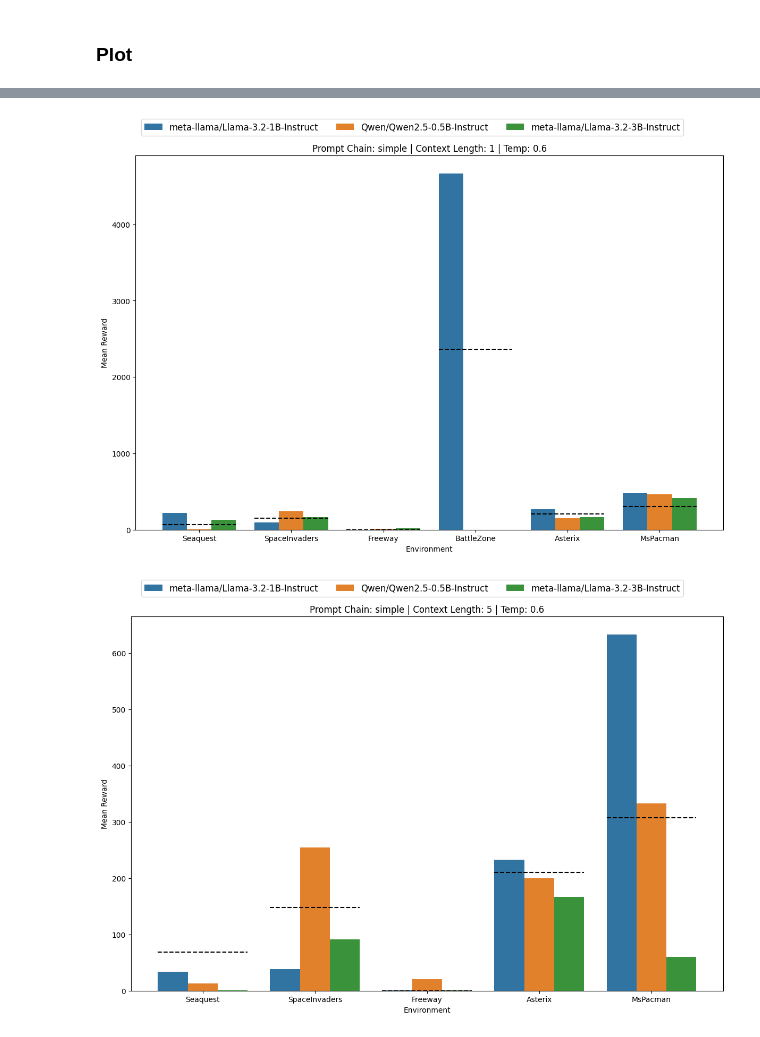
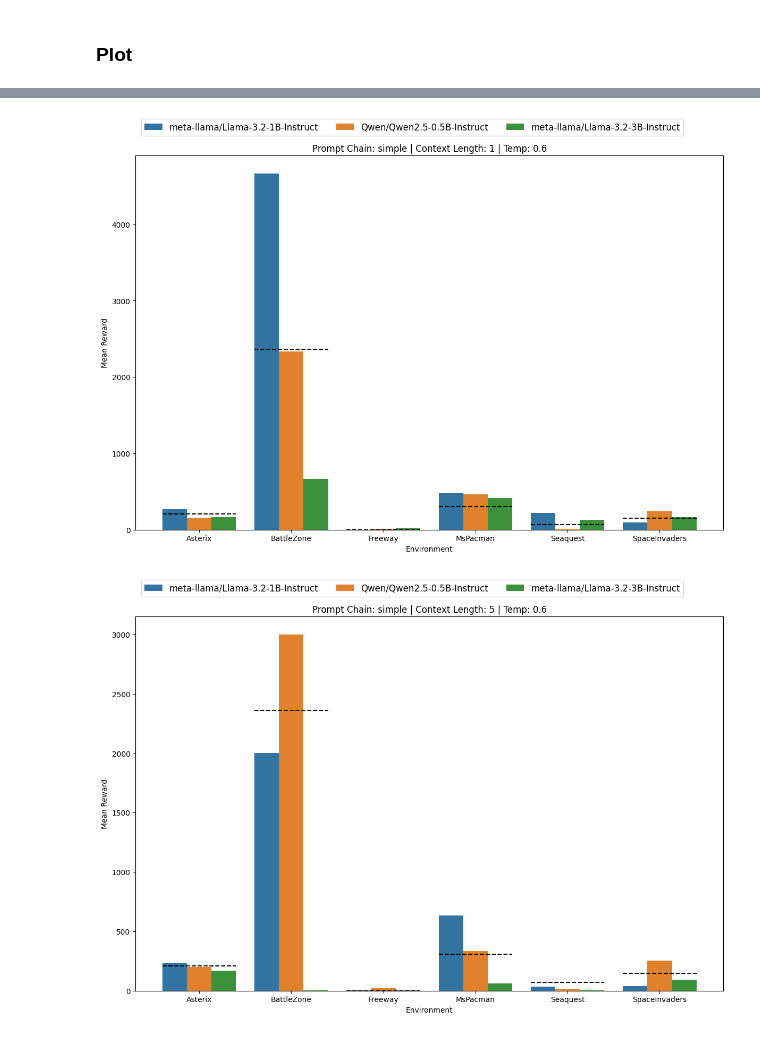
Before and after one commit to roger-creus/ale-nl, a Jupyter notebook: plot/plot_benchmark_results.ipynb, the cells around one changed output, grey strips where cells are left out. Saved outputs shown, nothing was run; the diff lists cells and outputs as text; code cells hidden in the pictures.

```diff
--- a/plot/plot_benchmark_results.ipynb
+++ b/plot/plot_benchmark_results.ipynb
@@ -7,7 +7,7 @@ import os
 # %% [markdown]
 ### Read Benchmark Data
 # %%
-benchmark_results_path = "../results/"
+benchmark_results_path = "../results_old/"
 data = []
 for root, dirs, files in os.walk(benchmark_results_path):
     for file in files:
@@ -61,6 +61,9 @@ palette = dict(zip(unique_models, sns.color_palette("tab10", len(unique_models))
 unique_prompt_chains = df['prompt_chain'].unique()
 unique_context_lengths = df['context_length'].unique()
 unique_temperatures = df['temperature'].unique()
+
+# Sort environments by name
+df['env_id'] = pd.Categorical(df['env_id'], categories=sorted(df['env_id'].unique()), ordered=True)
 
 for temp in unique_temperatures:
     df_temp = df[df['temperature'] == temp]
@@ -88,16 +91,12 @@ for temp in unique_temperatures:
             xticklabels = ax.get_xticklabels()
             for tick, label in zip(xticks, xticklabels):
                 env = label.get_text()
-                # Filter random_agent_df by the current environment.
                 random_val = human_and_random_scores[(human_and_random_scores['env_id'] == env) & (human_and_random_scores['model_name'] == 'random')]['episode_reward'].values
                 human_val = human_and_random_scores[(human_and_random_scores['env_id'] == env) & (human_and_random_scores['model_name'] == 'human')]['episode_reward'].values
 
-                # Draw a dashed line centered on the tick (assuming a bar width of ~0.8)
-                #ax.hlines(y=baseline_val, xmin=tick - 0.4, xmax=tick + 0.4, colors='black', linestyles='dashed')
                 ax.hlines(y=random_val, xmin=tick - 0.4, xmax=tick + 0.4, colors='black', linestyles='dashed')
                 #ax.hlines(y=human_val, xmin=tick - 0.4, xmax=tick + 0.4, colors='black', linestyles='dashdot', label='human')
 
-            # Remove individual subplot legends
             try:
                 ax.legend_.remove()
             except Exception:
@@ -117,2 +116,2 @@ for temp in unique_temperatures:
-[figure, old version]
+[figure, new version]
-[figure, old version]
+[figure, new version]
```
Also changed, not shown: parts of 1 cell of this notebook, 8 other files.
